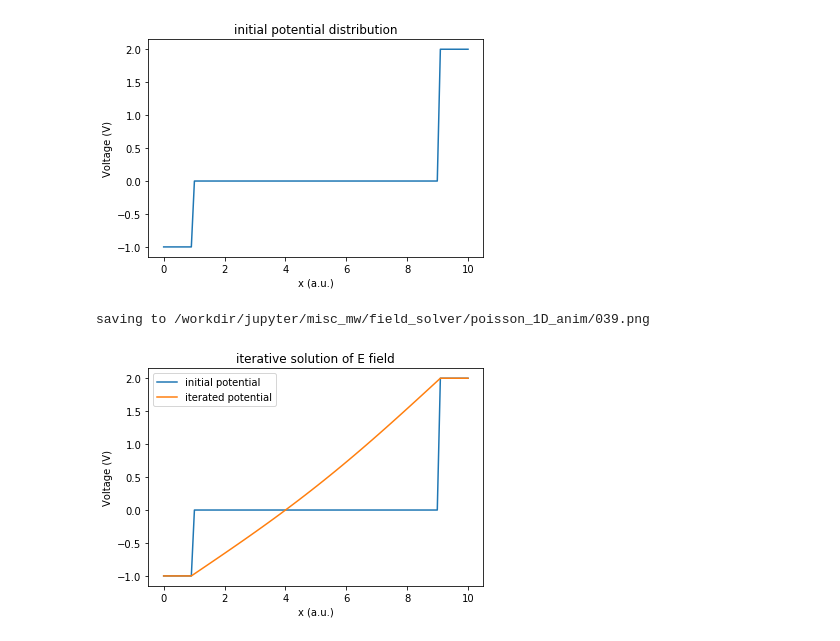
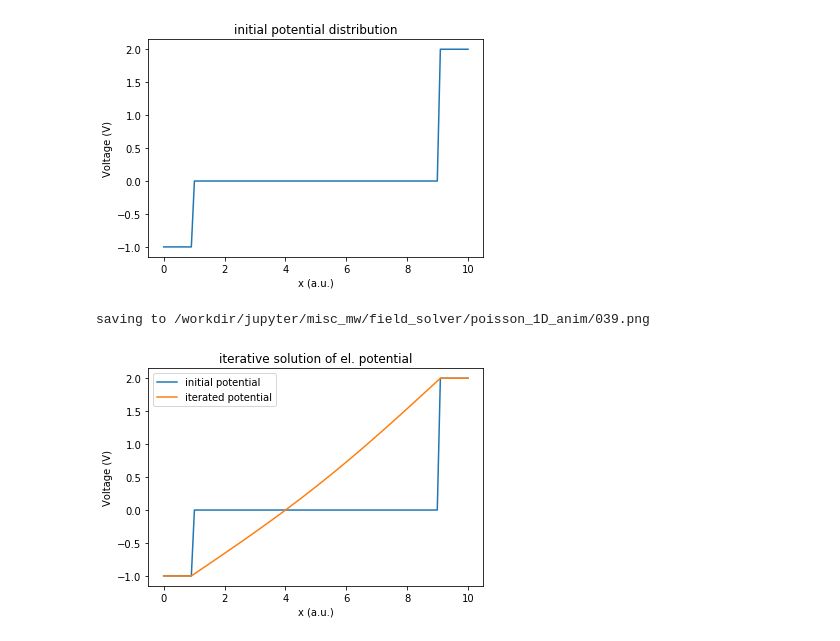
Before and after one commit to acidbourbon/lab_bench, a Jupyter notebook: workdir/jupyter/misc_mw/field_solver/poisson_1D.ipynb, the cells around one changed output. Cells and saved outputs as stored; diff of their text form; code cells hidden in the pictures.

Commit message:
correct graph title at poisson_1D

```diff
--- a/workdir/jupyter/misc_mw/field_solver/poisson_1D.ipynb
+++ b/workdir/jupyter/misc_mw/field_solver/poisson_1D.ipynb
@@ -37,26 +37,26 @@ def relax(y,fixed_mask):
 # %%
 
 
 timesteps = 2000
 
 clear_animation_cache()
 
 for t in range(timesteps):
 
     y = relax(y,fixed_mask)
     if (t%50 == 0):
         clear_output(wait=True)
         plt.plot(x,y0,label="initial potential")
         plt.plot(x,y,label="iterated potential")
-        plt.title("iterative solution of E field")
+        plt.title("iterative solution of el. potential")
         plt.ylabel("Voltage (V)")
         plt.xlabel("x (a.u.)")
         plt.legend()
         save_animation_frame(plt)
         plt.show()
 # %% [output]
 saving to /workdir/jupyter/misc_mw/field_solver/poisson_1D_anim/039.png
-[figure, old version]
+[figure, new version]
 # %%
 make_gif()
 # %% [output]
```
Also changed, not shown: parts of 1 cell of this notebook, 1 other file.
